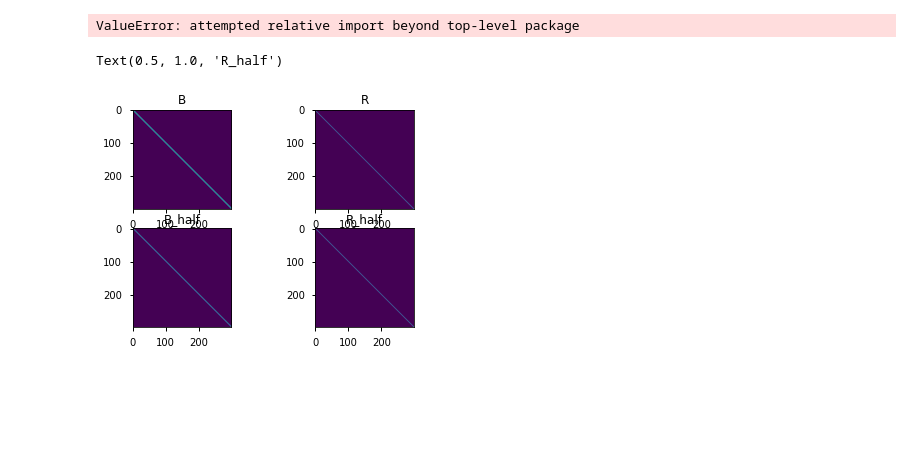
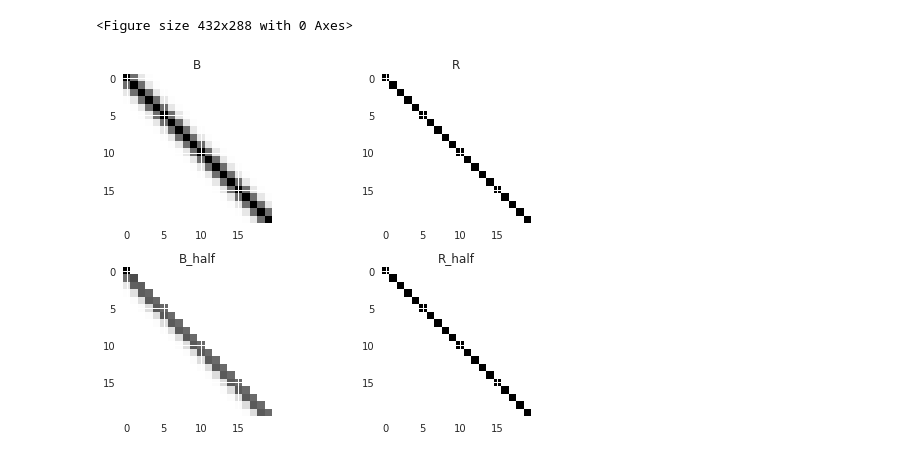
Before and after one commit to VTrappler/DA_PoC, a Jupyter notebook: notebooks/lorenz_DA.ipynb, the cells around one changed output. Saved outputs shown, nothing was run; the diff lists cells and outputs as text; code cells hidden in the pictures; blank space fills up the shorter version.

```diff
--- a/notebooks/lorenz_DA.ipynb
+++ b/notebooks/lorenz_DA.ipynb
@@ -1,60 +1,63 @@
 # %%
 import sys
 
-# sys.path.append("..")
+sys.path.append("..")
 
 import numpy as np
 import matplotlib.pyplot as plt
 
 plt.style.use("seaborn-v0_8")
+plt.set_cmap('magma')
 # from DA_PoC.dynamical_systems.examples.lorenz96 import Lorenz96Model
 # from DA_PoC.dynamical_systems.examples.lorenz63 import Lorenz63Model
 # from DA_PoC.common.numerical_model import NumericalModel
-from common.observation_operator import (
+from DA_PoC.common.observation_operator import (
     RandomObservationOperator,
     IdentityObservationOperator,
+    LinearObervationOperator
 )
-from dynamical_systems.lorenz_numerical_model import (
+from DA_PoC.dynamical_systems.lorenz_numerical_model import (
     LorenzWrapper,
     create_lorenz_model_observation,
     burn_model
 )
-from variational.gauss_newton_VarDA import data_assimilation, diagnostic_plots, plot_innerloopiter
+from DA_PoC.variational.gauss_newton_VarDA import data_assimilation, diagnostic_plots, plot_innerloopiter
 # %% [output]
-ValueError: attempted relative import beyond top-level package
+<Figure size 432x288 with 0 Axes>
 # %%
 rng = np.random.default_rng(seed=93)
 
-n = 100
+n = 20
 lorenz = LorenzWrapper(n)
 lorenz.lorenz_model.dt = 0.01
 assimilation_window = [0.05, 0.4, 0.6, 0.8] # 6 hours, 48 hours, 72 hours, 96 hours
 F = 8
 assimilation_window_timesteps = [int(wind / lorenz.lorenz_model.dt) for wind in assimilation_window]
+nobs = assimilation_window_timesteps[-1]
 
 sigma_b_sq = (0.04 * F)**2 + (0.1 * np.abs(0 - F))**2
 charac_length = 1.5
 background_correlation = lambda x, y: np.exp(-(x-y)**2 / charac_length**2)
 x, y = np.meshgrid(np.arange(n), np.arange(n))
 B = sigma_b_sq * background_correlation(x, y)
 B_half = np.linalg.cholesky(B)
 sigma_obs_sq = (0.04 * F)**2 + (0.1 * np.abs(0 - F))**2
 R = sigma_obs_sq * np.eye(n)
 R_half = np.linalg.cholesky(R)
 plt.subplot(2, 2, 1)
 plt.imshow(B)
 plt.title('B')
 plt.subplot(2, 2, 2)
 plt.imshow(R)
 plt.title('R')
 plt.subplot(2, 2, 3)
 plt.imshow(B_half)
 plt.title('B_half')
 plt.subplot(2, 2, 4)
 plt.imshow(R_half)
 plt.title('R_half')
+plt.tight_layout()
 # %% [output]
-Text(0.5, 1.0, 'R_half')
-[figure, old version]
+[figure, new version]
 # %%
 lorenz = LorenzWrapper(n)
```
Also changed, not shown: parts of 11 cells of this notebook, 45 other files.
